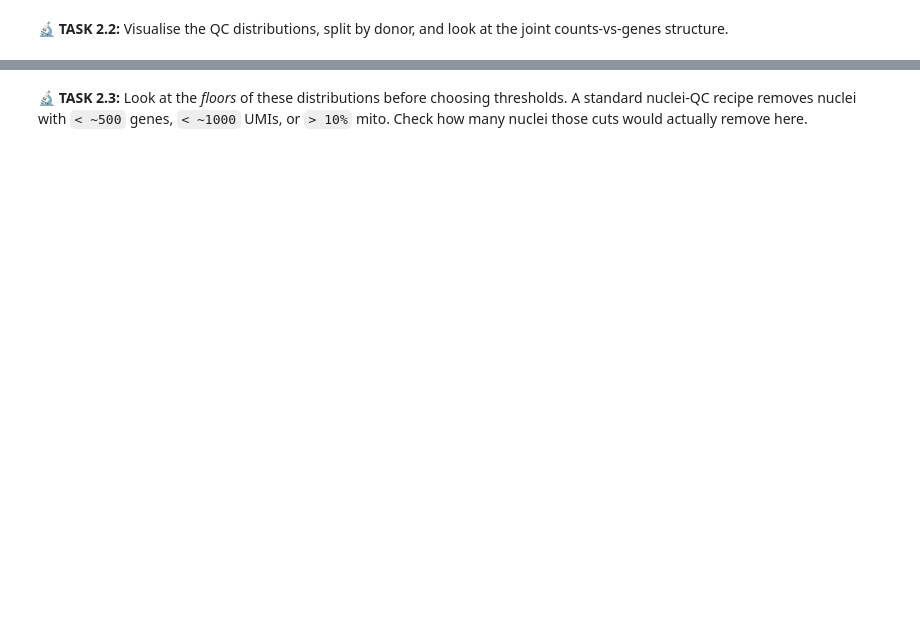
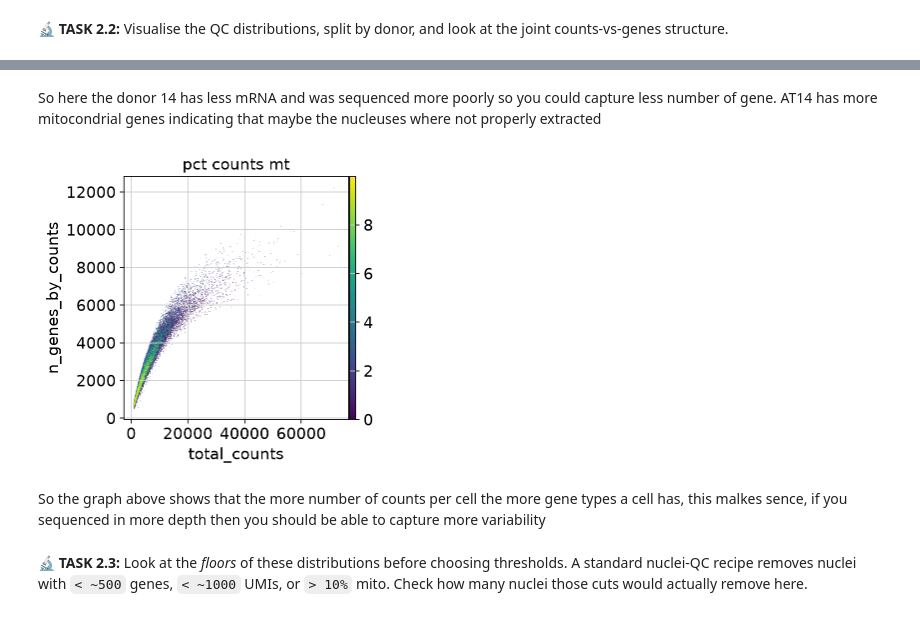
Before and after one commit to FlorenciaCalderonV/gbm-space-c10, a Jupyter notebook: notebooks/level1/01_Flora.ipynb, the cells around one changed output, grey strips where cells are left out. Saved outputs shown, nothing was run; the diff lists cells and outputs as text; code cells hidden in the pictures; blank space fills up the shorter version.

```diff
--- a/notebooks/level1/01_Flora.ipynb
+++ b/notebooks/level1/01_Flora.ipynb
@@ -85,3 +150,11 @@ In human data, mitochondrial genes start with `MT-`. We also have a precomputed
+# %% [markdown]
+So here the donor 14 has less mRNA and was sequenced more poorly so you could capture less number of gene. AT14 has more mitocondrial genes indicating that maybe the nucleuses where not properly extracted
+# %%
+sc.pl.scatter(adata, x='total_counts', y='n_genes_by_counts', color='pct_counts_mt')
+# %% [output]
+[figure, added]
+# %% [markdown]
+So the graph above shows that the more number of counts per cell the more gene types a cell has, this malkes sence, if you sequenced in more depth then you should be able to capture more variability
 # %% [markdown]
 🔬 **TASK 2.3:** Look at the *floors* of these distributions before choosing thresholds. A standard nuclei-QC recipe removes nuclei with `< ~500` genes, `< ~1000` UMIs, or `> 10%` mito. Check how many nuclei those cuts would actually remove here.
 # %%
```
Also changed, not shown: parts of 40 cells of this notebook.
